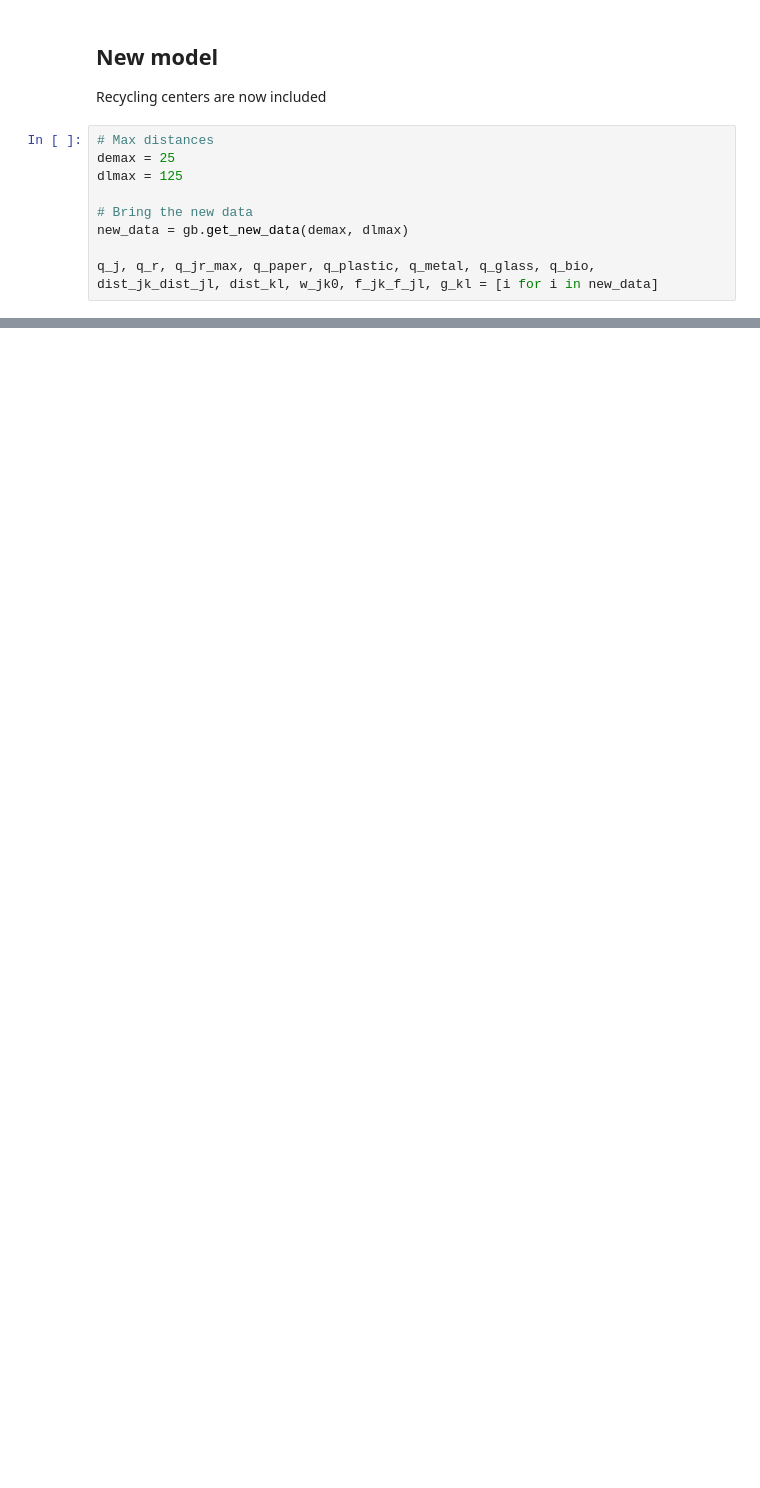
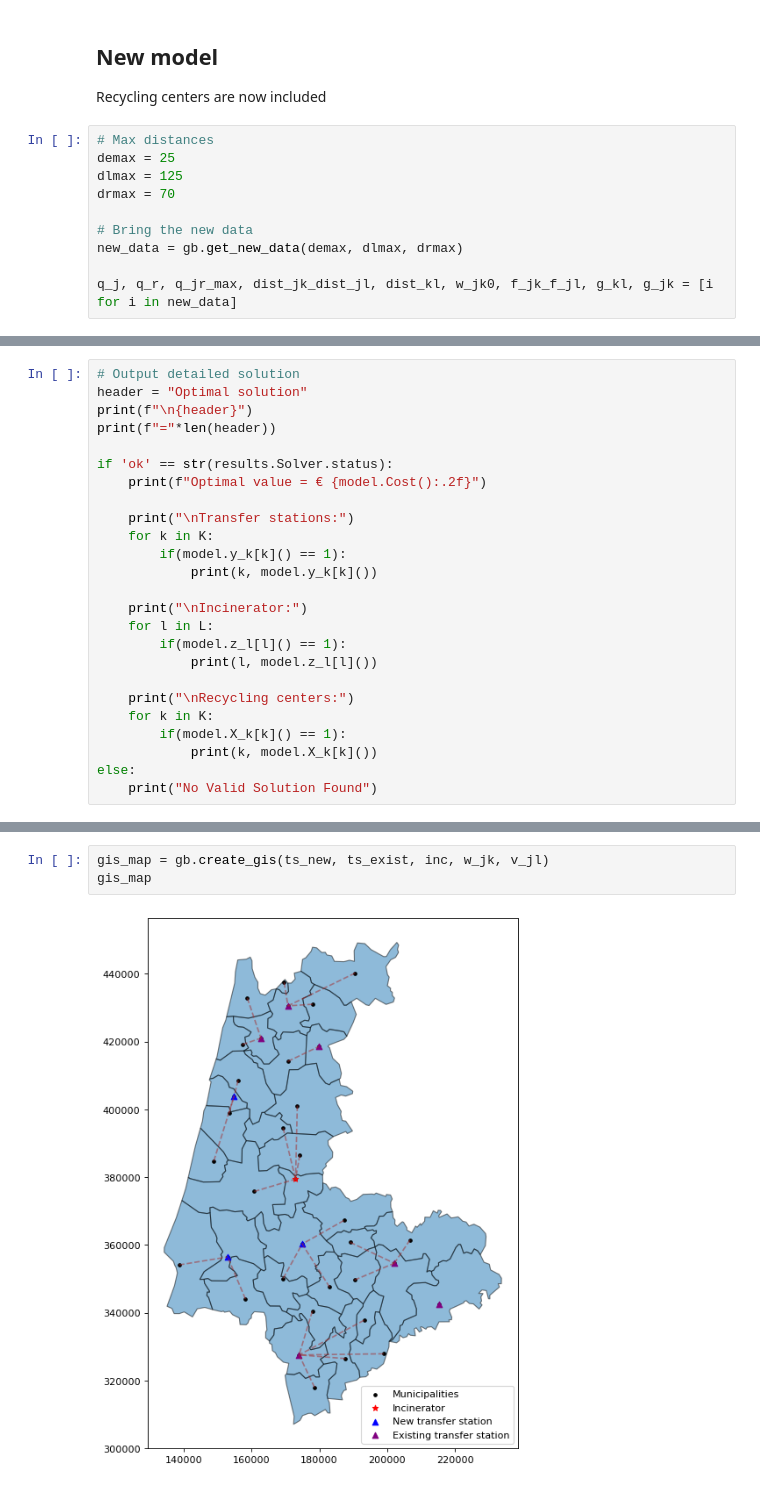
Before and after one commit to chiclez/MSW_Portugal, a Jupyter notebook: taor.ipynb, the cells around one changed output, grey strips where cells are left out. Cells and saved outputs as stored; diff of their text form; blank space fills up the shorter version.

Commit message:
Implemented plotting recycling centres in maps

```diff
--- a/taor.ipynb
+++ b/taor.ipynb
@@ -513,8 +513,9 @@ Recycling centers are now included
 # Max distances
 demax = 25
 dlmax = 125
+drmax = 70
 
 # Bring the new data
-new_data = gb.get_new_data(demax, dlmax)
+new_data = gb.get_new_data(demax, dlmax, drmax)
 
-q_j, q_r, q_jr_max, q_paper, q_plastic, q_metal, q_glass, q_bio, dist_jk_dist_jl, dist_kl, w_jk0, f_jk_f_jl, g_kl = [i for i in new_data]
+q_j, q_r, q_jr_max, dist_jk_dist_jl, dist_kl, w_jk0, f_jk_f_jl, g_kl, g_jk = [i for i in new_data]
@@ -540,0 +655,25 @@ q_jr_max
+# %%
+# Output detailed solution
+header = "Optimal solution"
+print(f"\n{header}")
+print(f"="*len(header))
+
+if 'ok' == str(results.Solver.status):
+    print(f"Optimal value = € {model.Cost():.2f}")
+
+    print("\nTransfer stations:")
+    for k in K:
+        if(model.y_k[k]() == 1):
+            print(k, model.y_k[k]())
+
+    print("\nIncinerator:")
+    for l in L:
+        if(model.z_l[l]() == 1):
+            print(l, model.z_l[l]())
+
+    print("\nRecycling centers:")
+    for k in K:
+        if(model.X_k[k]() == 1):
+            print(k, model.X_k[k]())
+else:
+    print("No Valid Solution Found")
@@ -540,0 +752,5 @@ q_jr_max
+# %%
+gis_map = gb.create_gis(ts_new, ts_exist, inc, w_jk, v_jl)
+gis_map
+# %% [output]
+[figure, added]
```
Also changed, not shown: parts of 14 cells of this notebook, 2 other files.
